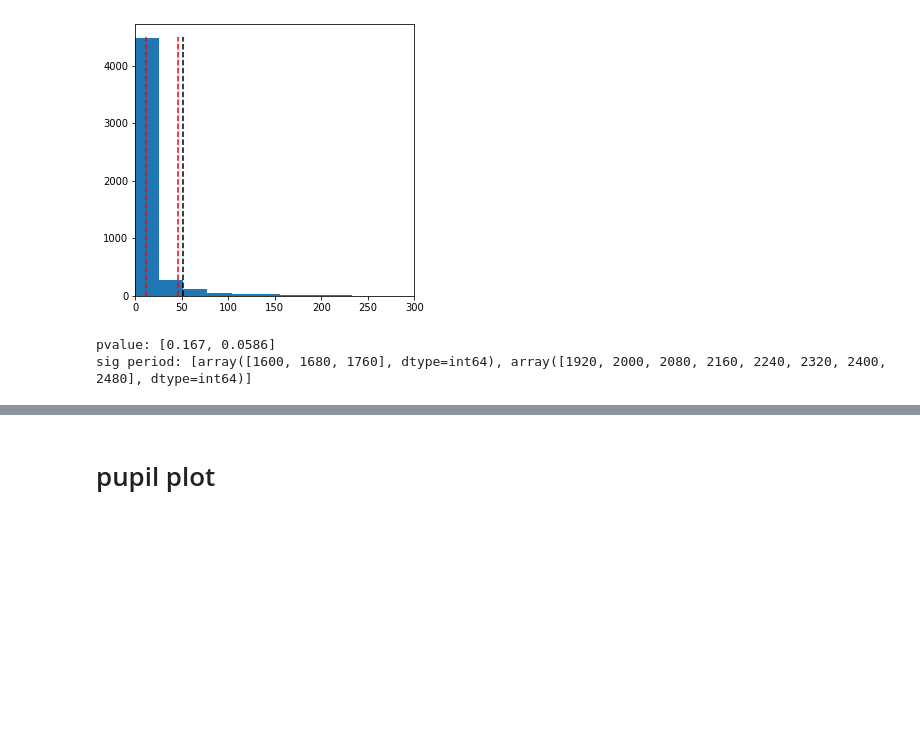
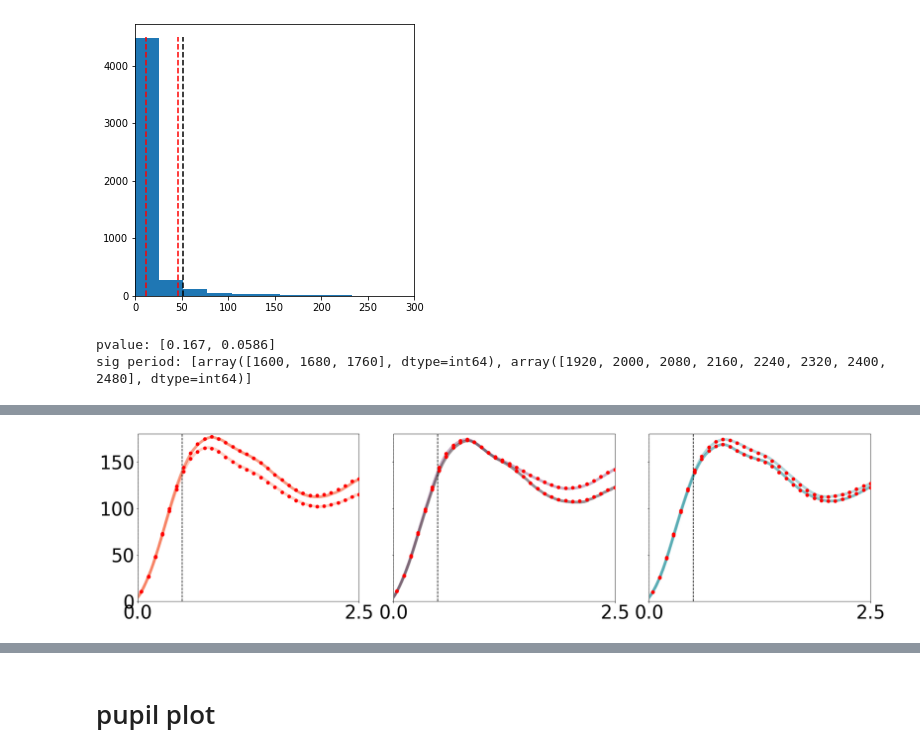
Before and after one commit to YueyingDong/YD2023_code4Paper, a Jupyter notebook: pupResults.ipynb, the cells around one changed output, grey strips where cells are left out. Saved outputs shown, nothing was run; the diff lists cells and outputs as text; code cells hidden in the pictures; blank space fills up the shorter version.

```diff
--- a/pupResults.ipynb
+++ b/pupResults.ipynb
@@ -1299,0 +1292,3 @@ sig period: [array([1600, 1680, 1760], dtype=int64), array([1920, 2000, 2080, 21
+# %%
+qq = retroEpo.groupby(['cue_blk_validity','cued_item',]).mean().iloc[:,:2500]
+pp = eg12.groupby(['cue_blk_validity','cued_item',]).mean().iloc[:,:32]
@@ -1299,0 +1301,16 @@ sig period: [array([1600, 1680, 1760], dtype=int64), array([1920, 2000, 2080, 21
+# %%
+fig,ax = plt.subplots(ncols =3,sharex = True,sharey = True)
+[ax[i//2].plot(x,qq.iloc[i,:],linewidth = 6,alpha = 0.5,c = cList[i]) for i in range(6)];
+[ax[i//2].scatter(np.linspace(0.04,2.5,32), pp.iloc[i,:],c = 'red',s = 50,zorder = 10)for i in range(6)];
+ax[0].yaxis.set_major_locator(ticker.MultipleLocator(50))
+ax[0].xaxis.set_major_locator(ticker.MultipleLocator(2.5))
+
+[ax[i].vlines([0,0.5],0,180,linestyles = 'dashed',colors = 'black') for i in range(3)]
+[ax[i].tick_params(labelsize = 40) for i in range(3)]
+
+[ax[i].set_xlim(0,2.5) for i in range(3)]
+[ax[i].set_ylim(0,180) for i in range(3)]
+
+fig.tight_layout()
+# %% [output]
+[figure, added]
```
Also changed, not shown: parts of 53 cells of this notebook, 2 other files.
